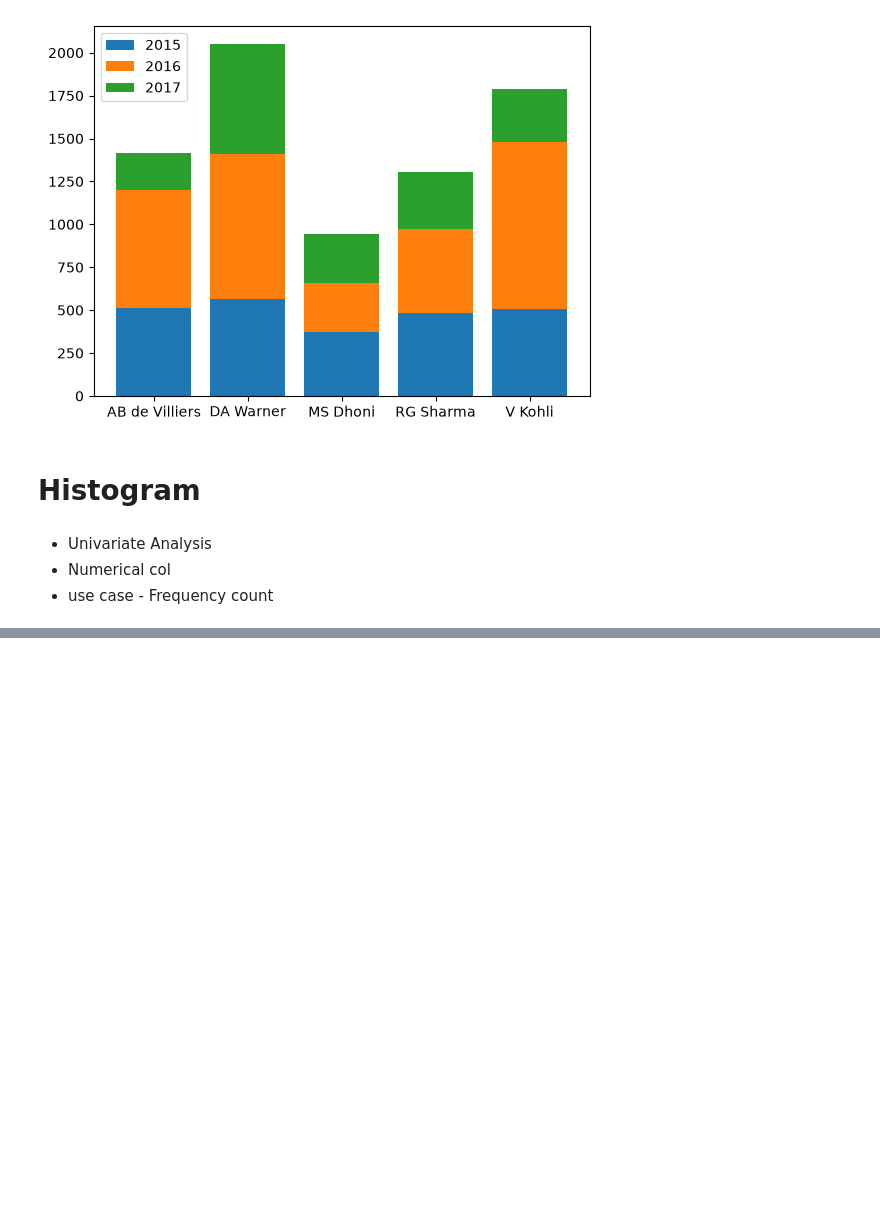
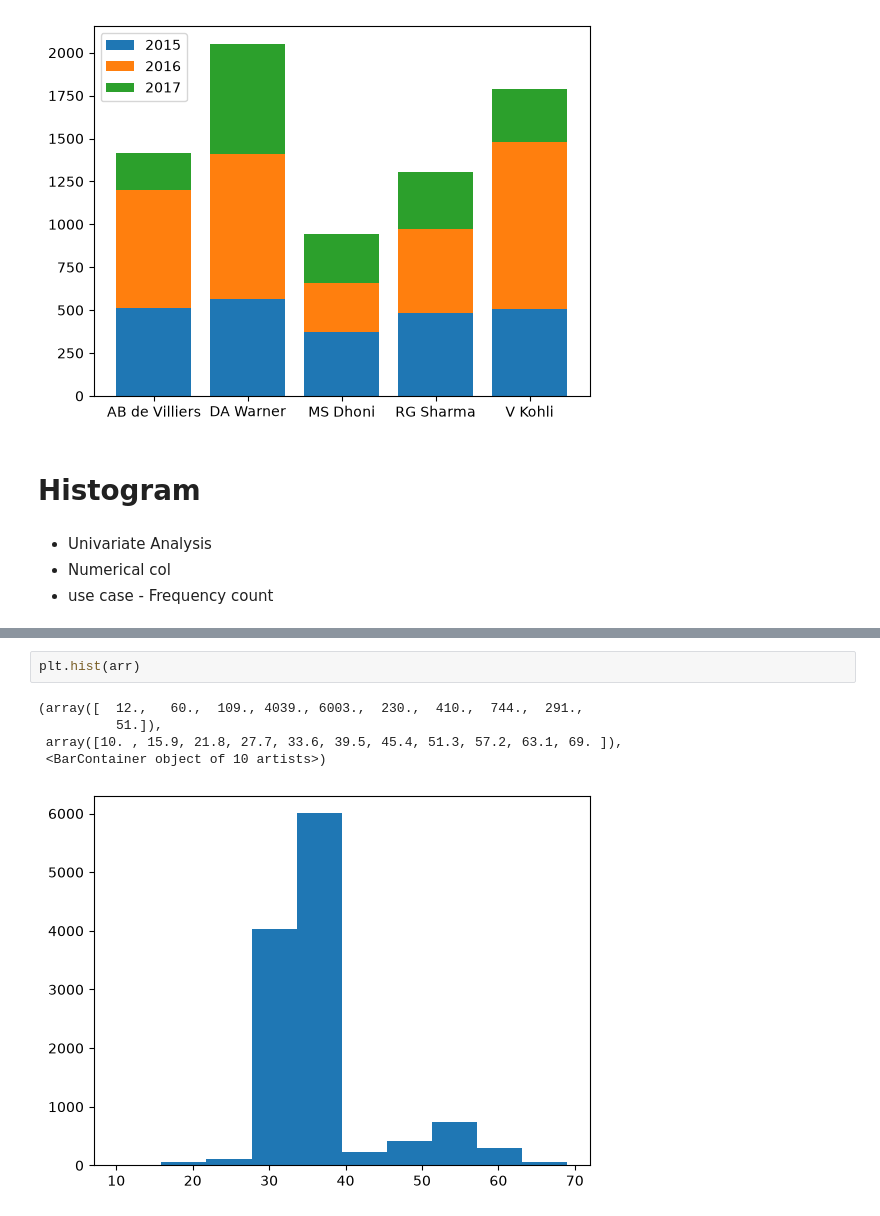
Before and after one commit to KishanG02/Jupyterfiles, a Jupyter notebook: Learn_matplotlib_session23.ipynb, the cells around one changed output, grey strips where cells are left out. Saved outputs shown, nothing was run; the diff lists cells and outputs as text; blank space fills up the shorter version.

```diff
--- a/Learn_matplotlib_session23.ipynb
+++ b/Learn_matplotlib_session23.ipynb
@@ -288,0 +321,8 @@ plt.legend()
+# %%
+plt.hist(arr)
+# %% [output]
+(array([  12.,   60.,  109., 4039., 6003.,  230.,  410.,  744.,  291.,
+          51.]),
+ array([10. , 15.9, 21.8, 27.7, 33.6, 39.5, 45.4, 51.3, 57.2, 63.1, 69. ]),
+ <BarContainer object of 10 artists>)
+[figure, added]
```
Also changed, not shown: parts of 19 cells of this notebook, 7 other files.
